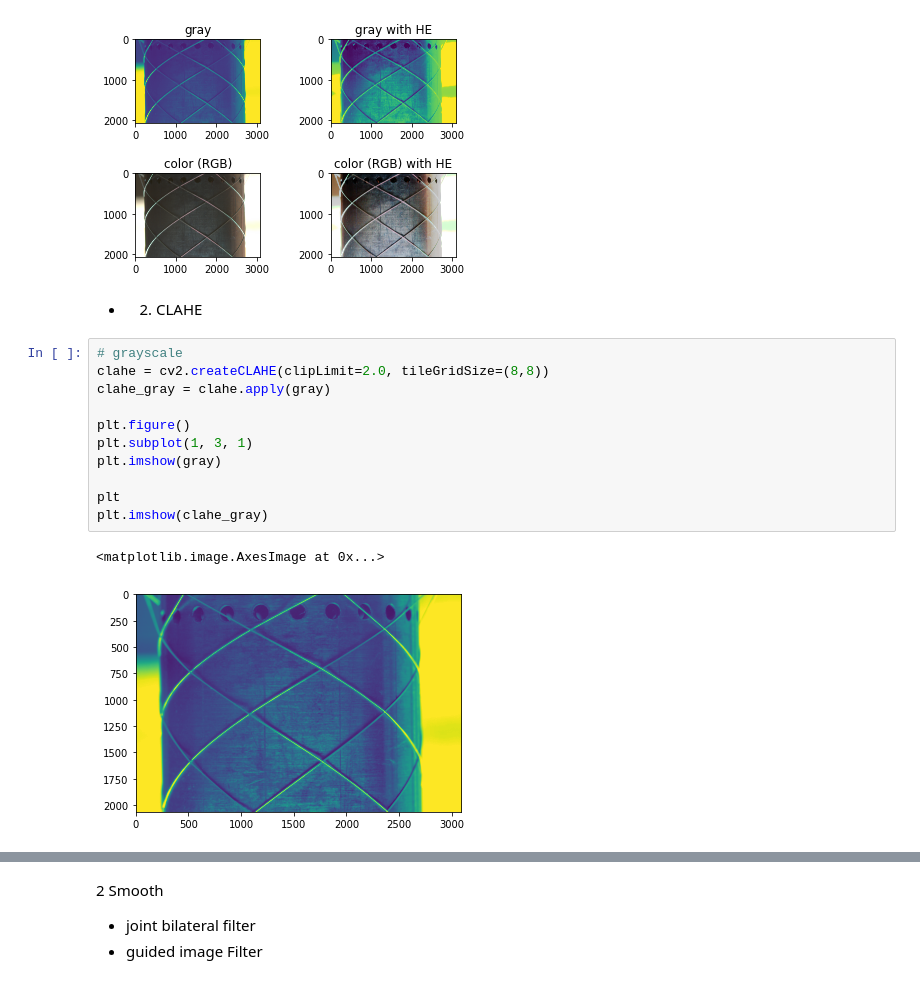
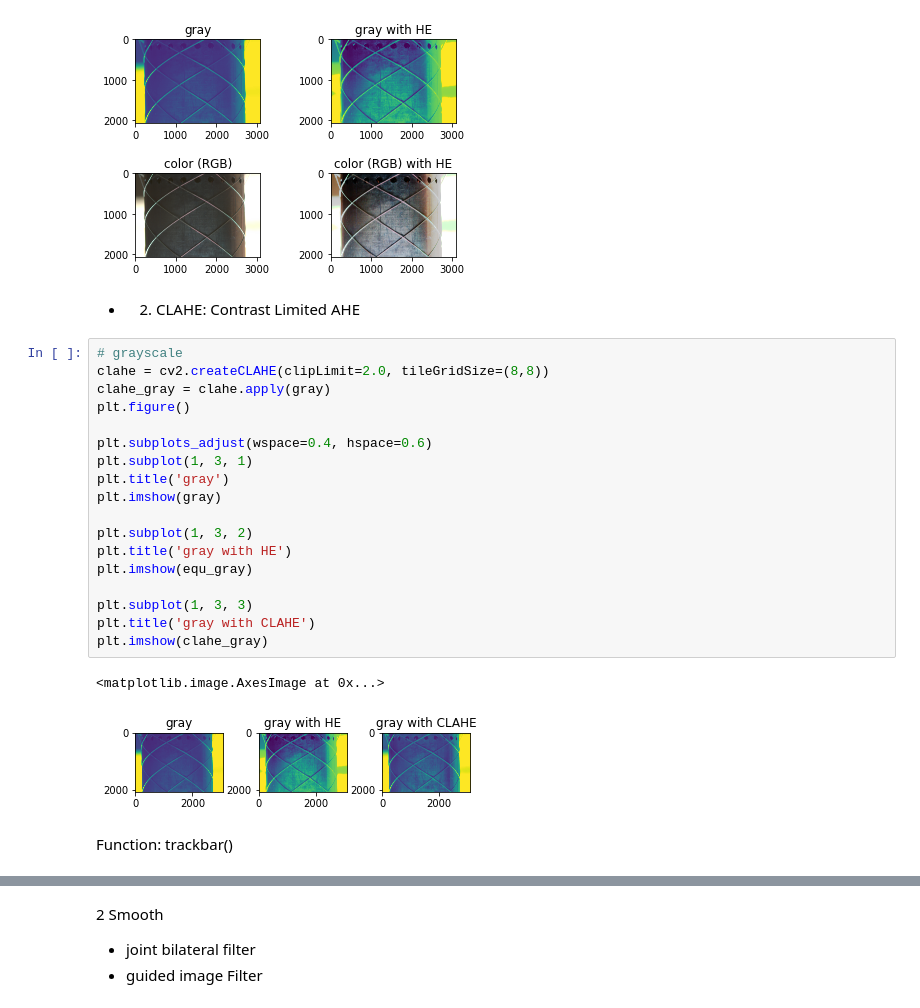
Before and after one commit to DuncanDai/master_border_extraction, a Jupyter notebook: prework_quick_test.ipynb, the cells around one changed output, grey strips where cells are left out. Cells and saved outputs as stored; diff of their text form.

Commit message:
Implement contrast enhancement

```diff
--- a/prework_quick_test.ipynb
+++ b/prework_quick_test.ipynb
@@ -86,18 +89,27 @@ plt.title('color (RGB) with HE')
 Text(0.5, 1.0, 'color (RGB) with HE')
 [figure]
 # %% [markdown]
-- 2) CLAHE
+- 2) CLAHE: Contrast Limited AHE
 # %%
 # grayscale
 clahe = cv2.createCLAHE(clipLimit=2.0, tileGridSize=(8,8))
 clahe_gray = clahe.apply(gray)
+plt.figure()
 
-plt.figure()
+plt.subplots_adjust(wspace=0.4, hspace=0.6)
 plt.subplot(1, 3, 1)
+plt.title('gray')
 plt.imshow(gray)
 
-plt
+plt.subplot(1, 3, 2)
+plt.title('gray with HE')
+plt.imshow(equ_gray)
+
+plt.subplot(1, 3, 3)
+plt.title('gray with CLAHE')
 plt.imshow(clahe_gray)
 # %% [output]
 <matplotlib.image.AxesImage at 0x...>
-[figure, old version]
+[figure, new version]
+# %% [markdown]
+Function: trackbar()
```
Also changed, not shown: parts of 3 cells of this notebook.
